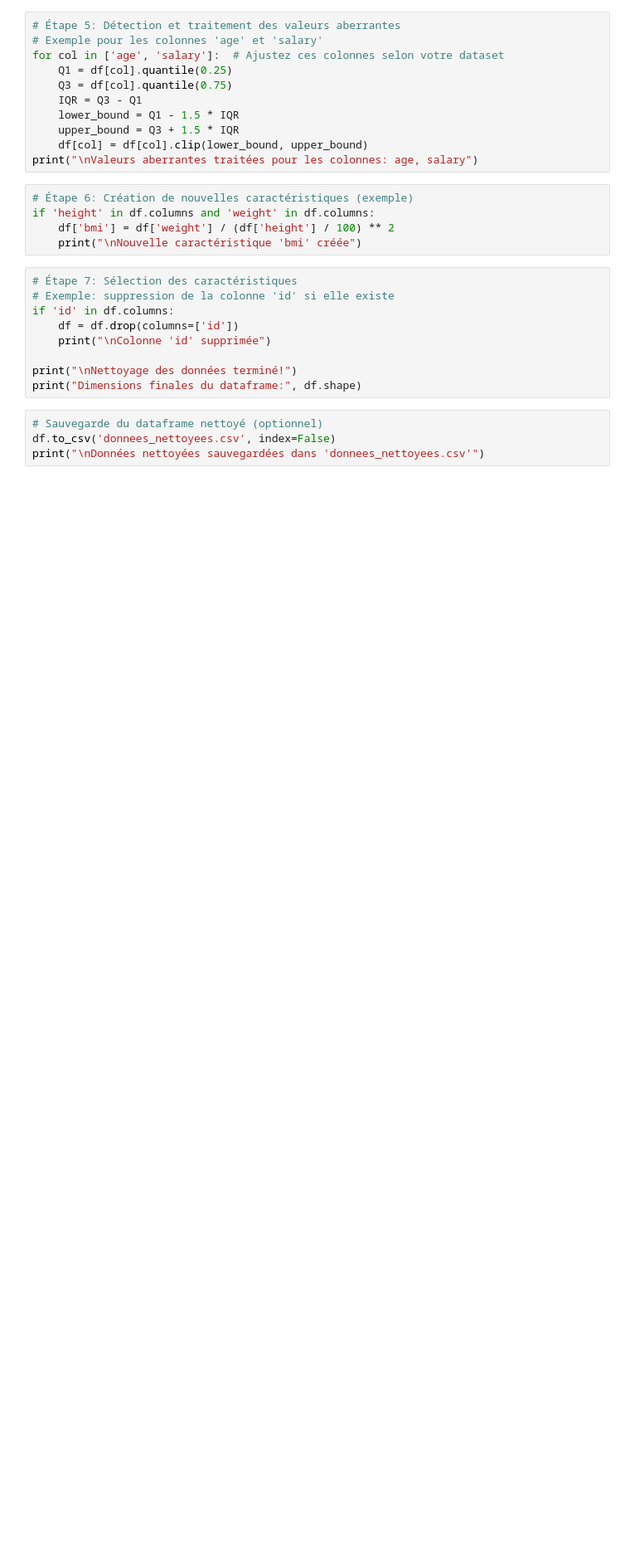
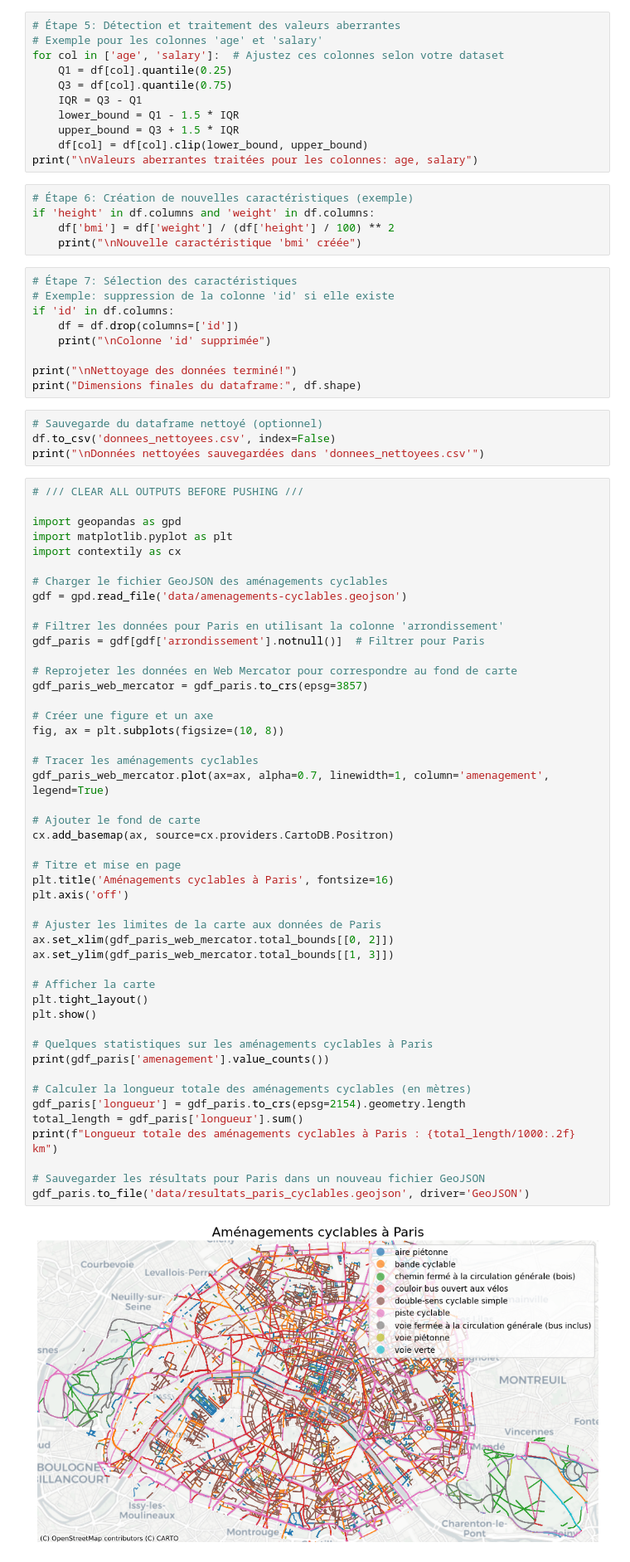
Before and after one commit to CamilleVacant/pedaler, a Jupyter notebook: pistes_cyclables_Paris.ipynb, the cells around one changed output. Shown at 83% size. Cells and saved outputs as stored; diff of their text form; blank space fills up the shorter version.

```diff
--- a/pistes_cyclables_Paris.ipynb
+++ b/pistes_cyclables_Paris.ipynb
@@ -116,3 +134,52 @@ print("Dimensions finales du dataframe:", df.shape)
 # Sauvegarde du dataframe nettoyé (optionnel)
 df.to_csv('donnees_nettoyees.csv', index=False)
 print("\nDonnées nettoyées sauvegardées dans 'donnees_nettoyees.csv'")
+# %%
+# /// CLEAR ALL OUTPUTS BEFORE PUSHING ///
+
+import geopandas as gpd
+import matplotlib.pyplot as plt
+import contextily as cx
+
+# Charger le fichier GeoJSON des aménagements cyclables
+gdf = gpd.read_file('data/amenagements-cyclables.geojson')
+
+# Filtrer les données pour Paris en utilisant la colonne 'arrondissement'
+gdf_paris = gdf[gdf['arrondissement'].notnull()]  # Filtrer pour Paris
+
+# Reprojeter les données en Web Mercator pour correspondre au fond de carte
+gdf_paris_web_mercator = gdf_paris.to_crs(epsg=3857)
+
+# Créer une figure et un axe
+fig, ax = plt.subplots(figsize=(10, 8))
+
+# Tracer les aménagements cyclables
+gdf_paris_web_mercator.plot(ax=ax, alpha=0.7, linewidth=1, column='amenagement', legend=True)
+
+# Ajouter le fond de carte
+cx.add_basemap(ax, source=cx.providers.CartoDB.Positron)
+
+# Titre et mise en page
+plt.title('Aménagements cyclables à Paris', fontsize=16)
+plt.axis('off')
+
+# Ajuster les limites de la carte aux données de Paris
+ax.set_xlim(gdf_paris_web_mercator.total_bounds[[0, 2]])
+ax.set_ylim(gdf_paris_web_mercator.total_bounds[[1, 3]])
+
+# Afficher la carte
+plt.tight_layout()
+plt.show()
+
+# Quelques statistiques sur les aménagements cyclables à Paris
+print(gdf_paris['amenagement'].value_counts())
+
+# Calculer la longueur totale des aménagements cyclables (en mètres)
+gdf_paris['longueur'] = gdf_paris.to_crs(epsg=2154).geometry.length
+total_length = gdf_paris['longueur'].sum()
+print(f"Longueur totale des aménagements cyclables à Paris : {total_length/1000:.2f} km")
+
+# Sauvegarder les résultats pour Paris dans un nouveau fichier GeoJSON
+gdf_paris.to_file('data/resultats_paris_cyclables.geojson', driver='GeoJSON')
+# %% [output]
+[figure, added]
```
Also changed, not shown: parts of 2 cells of this notebook, 5 other files.
